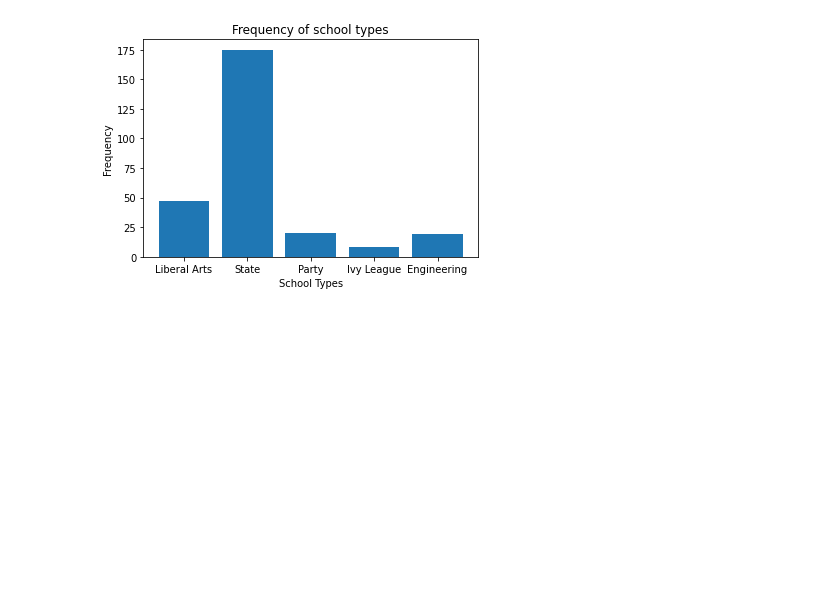
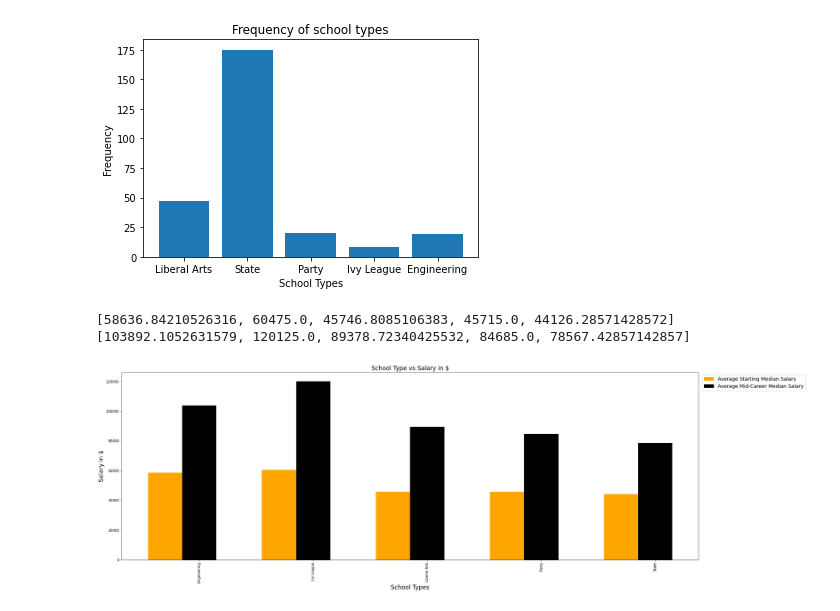
Before and after one commit to CS301-Group4/Student-Grades, a Jupyter notebook: Question_1.ipynb, the cells around one changed output. Drawn from its saved outputs; the diff is of its cells as text; code cells hidden in the pictures; blank space fills up the shorter version.

```diff
--- a/Question_1.ipynb
+++ b/Question_1.ipynb
@@ -373,3 +379,31 @@ plt.show()
+# %%
+grouped_type = college_region.groupby('School Type')
+startMean = []
+midMean = []
+for group in grouped_type.groups.keys():
+    startMean.append(grouped_type.get_group(group)['Starting Median Salary'].mean())
+    midMean.append(grouped_type.get_group(group)['Mid-Career Median Salary'].mean())
+# print(startMean)
+# print(midMean)
+# %% [output]
+[58636.84210526316, 60475.0, 45746.8085106383, 45715.0, 44126.28571428572]
+[103892.1052631579, 120125.0, 89378.72340425532, 84685.0, 78567.42857142857]
+# %%
+#Code Here
+x_axis = grouped_type.groups.keys()
+ind = 10 * np.arange(len(x_axis))
+wid = 3
+plt.figure(figsize = (30,10))
+plt.bar(ind, startMean, wid, label = "Average Starting Median Salary", color = 'orange')
+plt.bar(ind + wid, midMean, wid, label = "Average Mid-Career Median Salary", color = 'black')
+plt.title("School Type vs Salary in $", fontsize = "xx-large")
+plt.xlabel("School Types", fontsize = "xx-large")
+plt.ylabel("Salary in $", fontsize = "xx-large")
+plt.xticks(ind + wid, x_axis, rotation = 'vertical')
+plt.legend(loc = 0, fontsize = "x-large", bbox_to_anchor = (1.19,1))
+plt.show()
+# %% [output]
+[figure, added]
 # %%
 #Use this to analyze your graphs
 # %%
```
Also changed, not shown: parts of 9 cells of this notebook.
